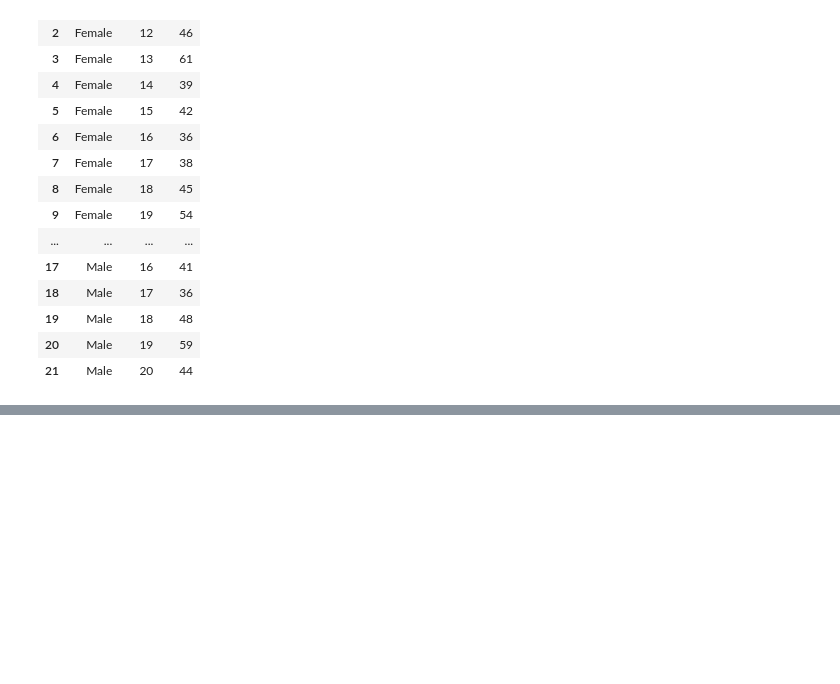
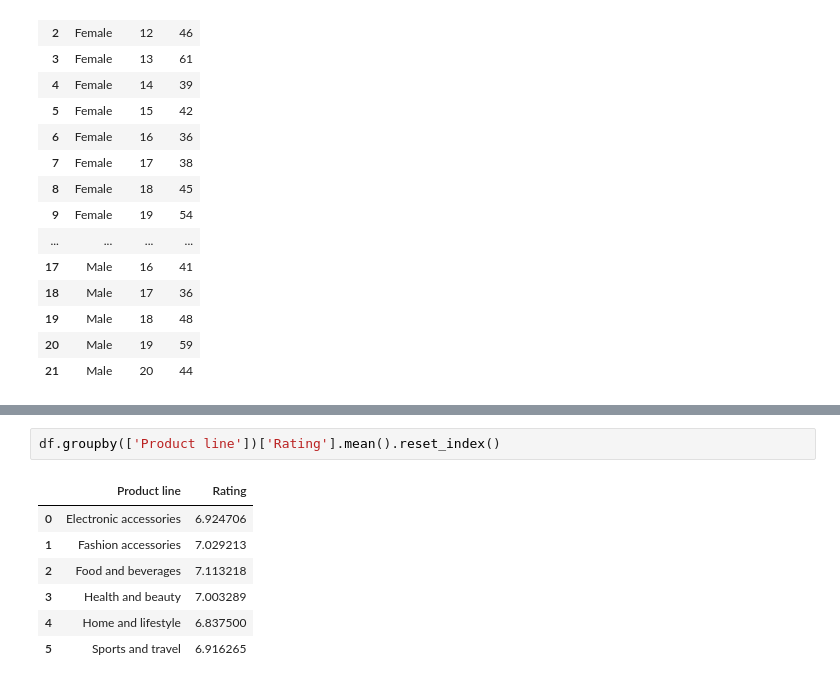
Before and after one commit to isoori/Supermarket-sales, a Jupyter notebook: Untitled.ipynb, the cells around one changed output, grey strips where cells are left out. Drawn from its saved outputs; the diff is of its cells as text; blank space fills up the shorter version.

```diff
--- a/Untitled.ipynb
+++ b/Untitled.ipynb
@@ -185,0 +203,10 @@ df.groupby(['Gender','Hour'])['Total'].count().reset_index()
+# %%
+df.groupby(['Product line'])['Rating'].mean().reset_index()
+# %% [output]
+|  | Product line | Rating |
+| 0 | Electronic accessories | 6.924706 |
+| 1 | Fashion accessories | 7.029213 |
+| 2 | Food and beverages | 7.113218 |
+| 3 | Health and beauty | 7.003289 |
+| 4 | Home and lifestyle | 6.837500 |
+| 5 | Sports and travel | 6.916265 |
```
Also changed, not shown: parts of 3 cells of this notebook.
